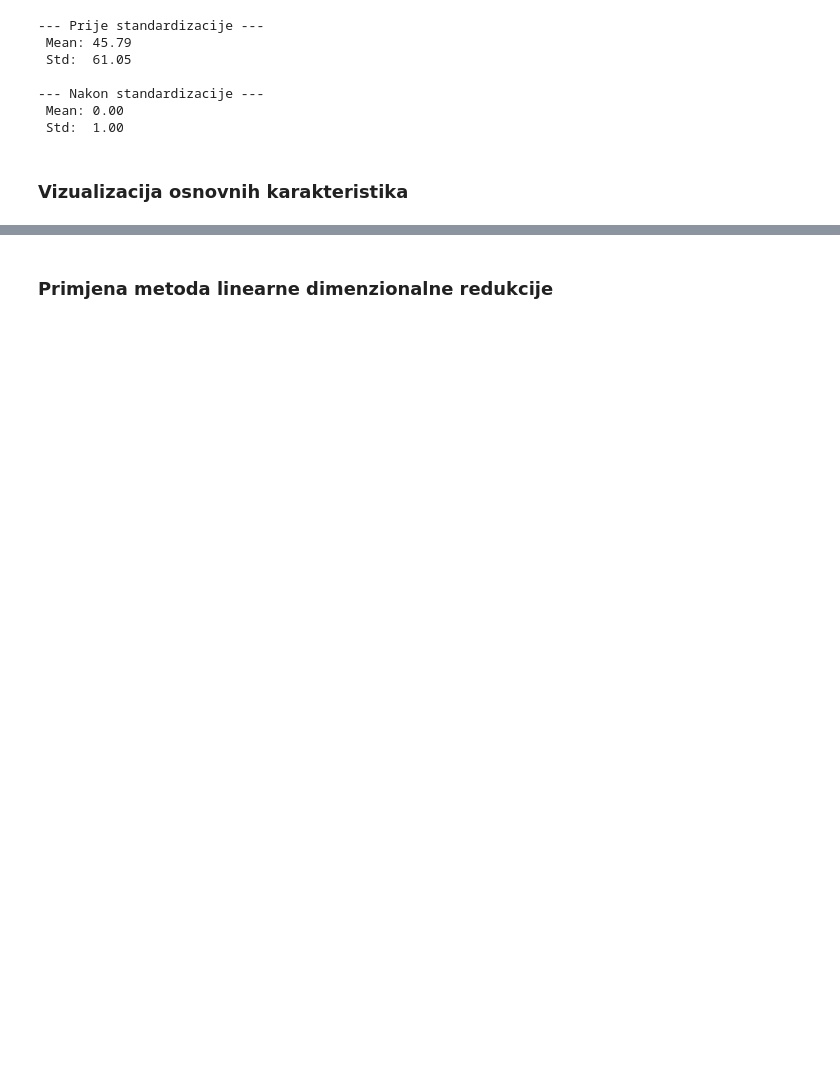
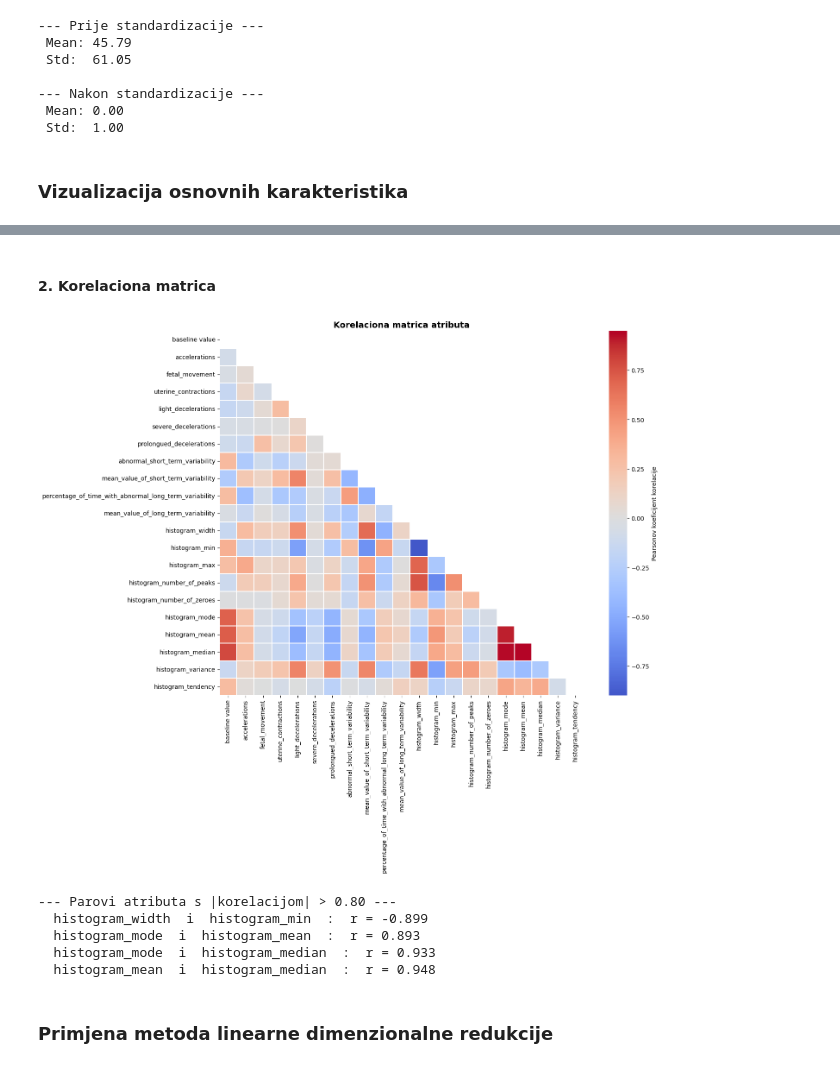
Before and after one commit to AnaKondic/ctg-dimensionality-reduction, a Jupyter notebook: src/linear_dim_reduction.ipynb, the cells around one changed output, grey strips where cells are left out. Drawn from its saved outputs; the diff is of its cells as text; code cells hidden in the pictures; blank space fills up the shorter version.

Commit message:
feat: add correlation matrix vizualisation

```diff
--- a/src/linear_dim_reduction.ipynb
+++ b/src/linear_dim_reduction.ipynb
@@ -128,0 +127,6 @@ Jedinstvene klase: [1. 2. 3.]
+# %%
+feature_names = df.drop(columns=['fetal_health']).columns.tolist()
+print("Atributi koje analiziramo:")
+print(feature_names)
+print(f"\nBroj atributa za analizu: {len(feature_names)}")
+print(f"Jedinstvene klase: {np.unique(y)}")
@@ -153,2 +194,37 @@ print(f" Std:  {X_scaled.std():.2f}")
+# %% [markdown]
+#### 2. Korelaciona matrica
+# %%
+corr_matrix = pd.DataFrame(X, columns=feature_names).corr()
+plt.figure(figsize=(16, 13))
+mask = np.triu(np.ones_like(corr_matrix, dtype=bool))
+sns.heatmap(corr_matrix, mask=mask, annot=False, cmap='coolwarm',
+            center=0, linewidths=0.3, square=True,
+            cbar_kws={'label': 'Pearsonov koeficijent korelacije'})
+plt.title('Korelaciona matrica atributa', fontsize=14, fontweight='bold')
+plt.tight_layout()
+plt.savefig('../outputs/correlation_matrix.png', dpi=150)
+plt.show()
+# %% [output]
+[figure, added]
+# %%
+print("--- Parovi atributa s |korelacijom| > 0.80 ---")
+high_corr = []
+for i in range(len(feature_names)):
+    for j in range(i+1, len(feature_names)):
+        val = corr_matrix.iloc[i, j]
+        if abs(val) > 0.80:
+            high_corr.append((feature_names[i], feature_names[j], round(val, 3)))
+
+if high_corr:
+    for a, b, v in high_corr:
+        print(f"  {a}  i  {b}  :  r = {v}")
+else:
+    print("Nema visoko korelisanih parova.")
+# %% [output]
+--- Parovi atributa s |korelacijom| > 0.80 ---
+  histogram_width  i  histogram_min  :  r = -0.899
+  histogram_mode  i  histogram_mean  :  r = 0.893
+  histogram_mode  i  histogram_median  :  r = 0.933
+  histogram_mean  i  histogram_median  :  r = 0.948
 # %% [markdown]
 ### Primjena metoda linearne dimenzionalne redukcije
```
Also changed, not shown: parts of 5 cells of this notebook, 3 other files.
